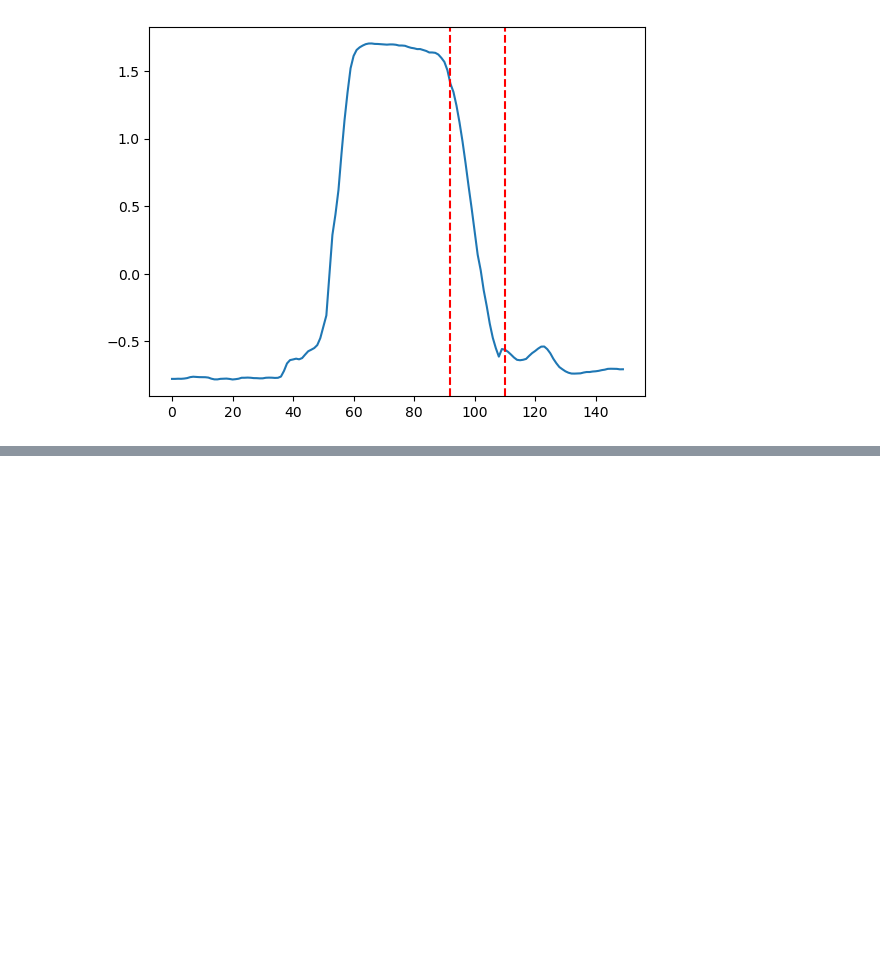
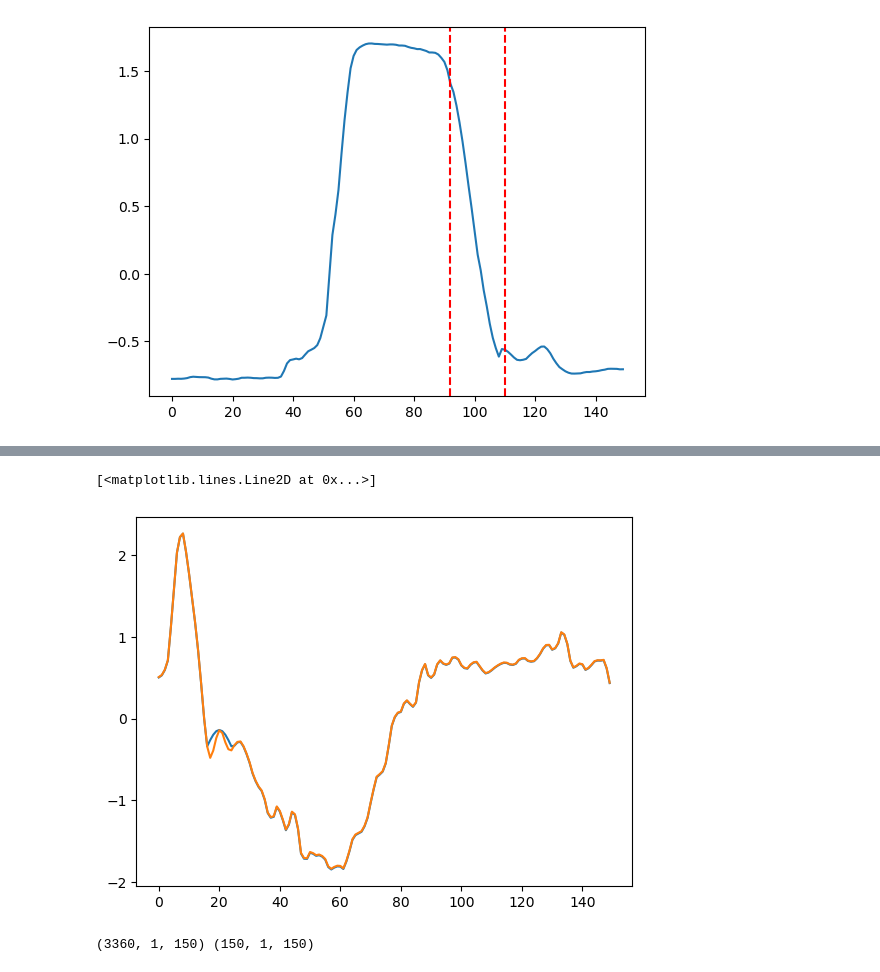
Before and after one commit to LbzSteven/implet, a Jupyter notebook: Probe_shapelet.ipynb, the cells around one changed output, grey strips where cells are left out. Cells and saved outputs as stored; diff of their text form; code cells hidden in the pictures; blank space fills up the shorter version.

Commit message:
01/20/2025 TCAV+ CF created, Experiment on simulated on GunPoint.

```diff
--- a/Probe_shapelet.ipynb
+++ b/Probe_shapelet.ipynb
@@ -260,0 +319,9 @@ for i in range(3):
+# %%
+selected_datasets = selected_uni
+if 'GunPoint' in selected_datasets:
+    selected_datasets.remove('GunPoint')
+moti_train_data = get_pdata(
+        shapelet, selected_datasets, inst_length, num_shapelet=1, is_add=False,
+        repeat_max=100, is_z_norm=True, is_blending=False, blend_length=5, insert_fixed_starting = None,
+        is_best_insert=True, save_dir='models/simu10_motivation_cheat_2/train.pkl'
+        )
@@ -260,0 +334,25 @@ for i in range(3):
+# %%
+plt.plot(moti_train_data['pdata_ws'][0].flatten())
+plt.plot(moti_train_data['pdata_wos'][0].flatten())
+# %% [output]
+[<matplotlib.lines.Line2D at 0x...>]
+[figure, added]
+# %%
+moti_train_data = pickle_load_from_file('models/simu10_motivation_cheat_2/train.pkl')
+train_y = np.array([0]*len(moti_train_data['pdata_ws'])+[1]*len(moti_train_data['pdata_wos']))
+train_x = np.concatenate((moti_train_data['pdata_ws'],moti_train_data['pdata_wos']))
+
+_, test_x, _, test_y, enc1 = utils.read_UCR_UEA('GunPoint', None)
+test_y = np.argmax(test_y, axis=1)
+
+test_x_c0 = test_x[test_y==0].copy()
+test_x_c1 = test_x[test_y==1].copy()
+starting = 10
+test_x_c0, _ = insert_fixed(test_x_c0, shapelet, starting, is_add=False, is_blending=False, blend_length=5, shift=True)
+
+
+test_y = np.array([0]*len(test_x_c0)+[1]*len(test_x_c1))
+test_x = np.concatenate((test_x_c0,test_x_c1))
+print(train_x.shape, test_x.shape)
+# %% [output]
+(3360, 1, 150) (150, 1, 150)
```
Also changed, not shown: parts of 40 cells of this notebook, 15 other files.
